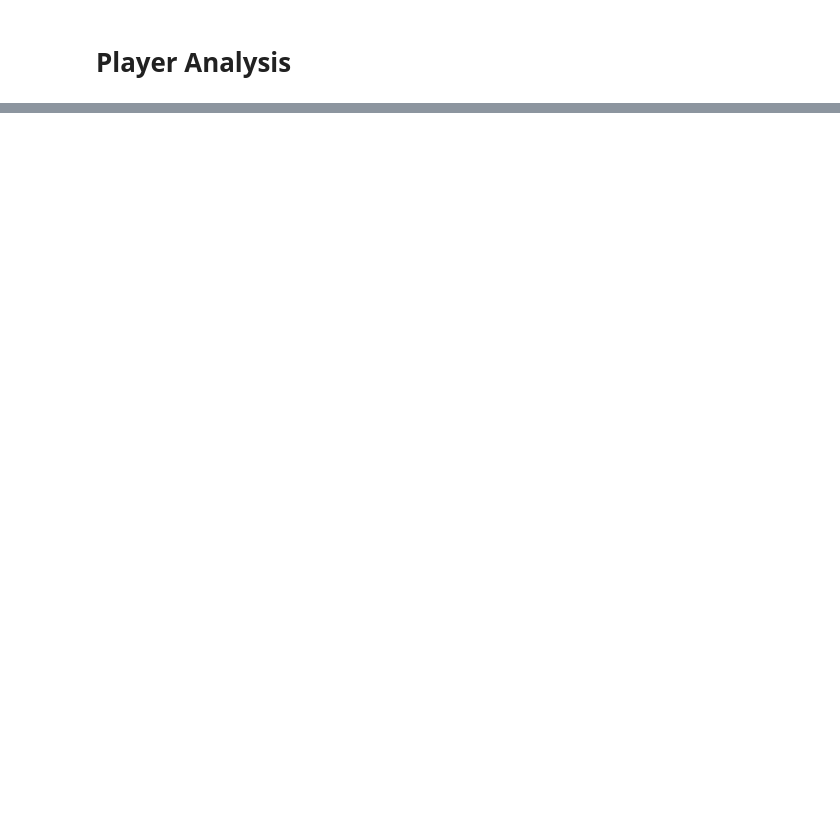
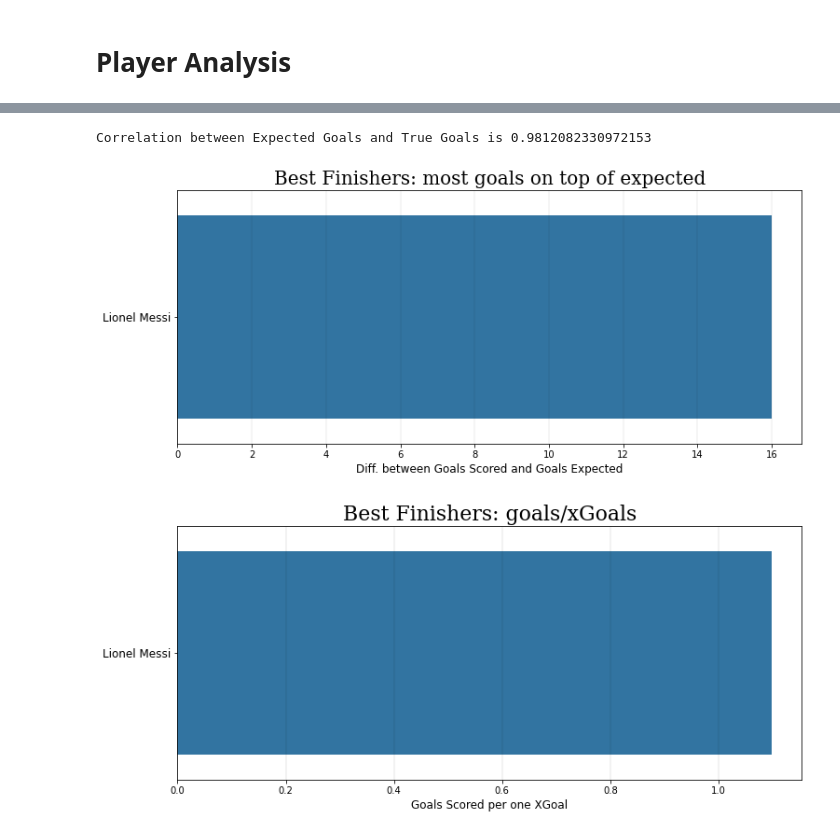
Before and after one commit to asheshd/DES-Project-xG-PySpark-ML, a Jupyter notebook: Expected_Goals_Analysis_with_PySpark_DES_Project.ipynb, the cells around one changed output, grey strips where cells are left out. Cells and saved outputs as stored; diff of their text form; code cells hidden in the pictures; blank space fills up the shorter version.

```diff
--- a/Expected_Goals_Analysis_with_PySpark_DES_Project.ipynb
+++ b/Expected_Goals_Analysis_with_PySpark_DES_Project.ipynb
@@ -514,0 +440,6 @@ plt.show()
+# %%
+do_player_analysis(model, live_data_40)
+# %% [output]
+Correlation between Expected Goals and True Goals is 0.9812082330972153
+[figure, added]
+[figure, added]
```
Also changed, not shown: parts of 24 cells of this notebook.
